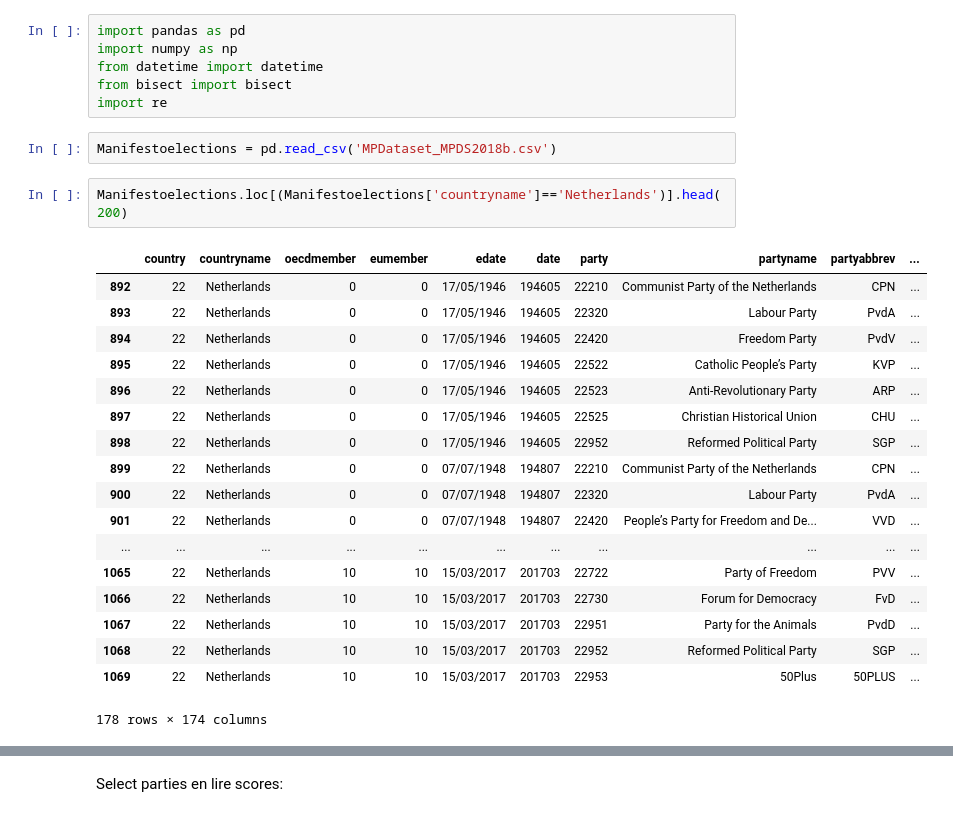
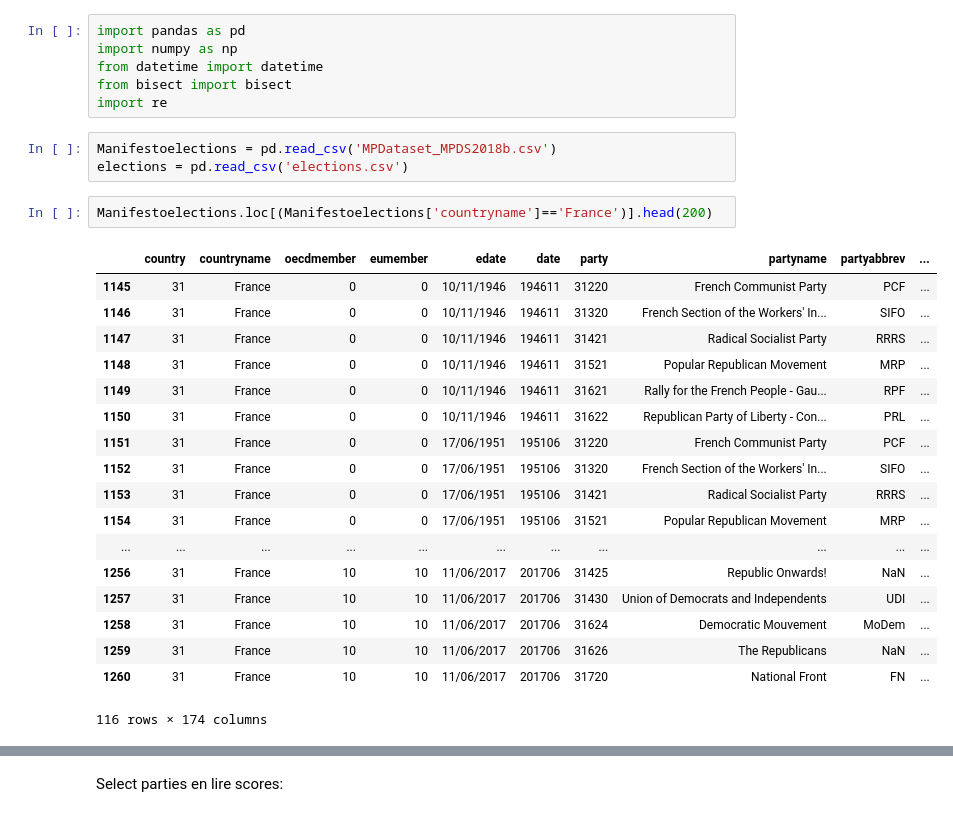
Before and after one commit to JochemDeen/PoliticalAnalysis, a Jupyter notebook: ManifestoProject.ipynb, the cells around one changed output, grey strips where cells are left out. Cells and saved outputs as stored; diff of their text form.

```diff
--- a/ManifestoProject.ipynb
+++ b/ManifestoProject.ipynb
@@ -6,25 +6,26 @@ from bisect import bisect
 import re
 # %%
 Manifestoelections = pd.read_csv('MPDataset_MPDS2018b.csv')
+elections = pd.read_csv('elections.csv')
 # %%
-Manifestoelections.loc[(Manifestoelections['countryname']=='Netherlands')].head(200)
+Manifestoelections.loc[(Manifestoelections['countryname']=='France')].head(200)
 # %% [output]
 |  | country | countryname | oecdmember | eumember | edate | date | party | partyname | partyabbrev | ... |
-| 892 | 22 | Netherlands | 0 | 0 | 17/05/1946 | 194605 | 22210 | Communist Party of the Netherlands | CPN | ... |
-| 893 | 22 | Netherlands | 0 | 0 | 17/05/1946 | 194605 | 22320 | Labour Party | PvdA | ... |
-| 894 | 22 | Netherlands | 0 | 0 | 17/05/1946 | 194605 | 22420 | Freedom Party | PvdV | ... |
-| 895 | 22 | Netherlands | 0 | 0 | 17/05/1946 | 194605 | 22522 | Catholic People’s Party | KVP | ... |
-| 896 | 22 | Netherlands | 0 | 0 | 17/05/1946 | 194605 | 22523 | Anti-Revolutionary Party | ARP | ... |
-| 897 | 22 | Netherlands | 0 | 0 | 17/05/1946 | 194605 | 22525 | Christian Historical Union | CHU | ... |
-| 898 | 22 | Netherlands | 0 | 0 | 17/05/1946 | 194605 | 22952 | Reformed Political Party | SGP | ... |
-| 899 | 22 | Netherlands | 0 | 0 | 07/07/1948 | 194807 | 22210 | Communist Party of the Netherlands | CPN | ... |
-| 900 | 22 | Netherlands | 0 | 0 | 07/07/1948 | 194807 | 22320 | Labour Party | PvdA | ... |
-| 901 | 22 | Netherlands | 0 | 0 | 07/07/1948 | 194807 | 22420 | People’s Party for Freedom and De... | VVD | ... |
+| 1145 | 31 | France | 0 | 0 | 10/11/1946 | 194611 | 31220 | French Communist Party | PCF | ... |
+| 1146 | 31 | France | 0 | 0 | 10/11/1946 | 194611 | 31320 | French Section of the Workers' In... | SIFO | ... |
+| 1147 | 31 | France | 0 | 0 | 10/11/1946 | 194611 | 31421 | Radical Socialist Party | RRRS | ... |
+| 1148 | 31 | France | 0 | 0 | 10/11/1946 | 194611 | 31521 | Popular Republican Movement | MRP | ... |
+| 1149 | 31 | France | 0 | 0 | 10/11/1946 | 194611 | 31621 | Rally for the French People - Gau... | RPF | ... |
+| 1150 | 31 | France | 0 | 0 | 10/11/1946 | 194611 | 31622 | Republican Party of Liberty - Con... | PRL | ... |
+| 1151 | 31 | France | 0 | 0 | 17/06/1951 | 195106 | 31220 | French Communist Party | PCF | ... |
+| 1152 | 31 | France | 0 | 0 | 17/06/1951 | 195106 | 31320 | French Section of the Workers' In... | SIFO | ... |
+| 1153 | 31 | France | 0 | 0 | 17/06/1951 | 195106 | 31421 | Radical Socialist Party | RRRS | ... |
+| 1154 | 31 | France | 0 | 0 | 17/06/1951 | 195106 | 31521 | Popular Republican Movement | MRP | ... |
 | ... | ... | ... | ... | ... | ... | ... | ... | ... | ... | ... |
-| 1065 | 22 | Netherlands | 10 | 10 | 15/03/2017 | 201703 | 22722 | Party of Freedom | PVV | ... |
-| 1066 | 22 | Netherlands | 10 | 10 | 15/03/2017 | 201703 | 22730 | Forum for Democracy | FvD | ... |
-| 1067 | 22 | Netherlands | 10 | 10 | 15/03/2017 | 201703 | 22951 | Party for the Animals | PvdD | ... |
-| 1068 | 22 | Netherlands | 10 | 10 | 15/03/2017 | 201703 | 22952 | Reformed Political Party | SGP | ... |
-| 1069 | 22 | Netherlands | 10 | 10 | 15/03/2017 | 201703 | 22953 | 50Plus | 50PLUS | ... |
+| 1256 | 31 | France | 10 | 10 | 11/06/2017 | 201706 | 31425 | Republic Onwards! | NaN | ... |
+| 1257 | 31 | France | 10 | 10 | 11/06/2017 | 201706 | 31430 | Union of Democrats and Independents | UDI | ... |
+| 1258 | 31 | France | 10 | 10 | 11/06/2017 | 201706 | 31624 | Democratic Mouvement | MoDem | ... |
+| 1259 | 31 | France | 10 | 10 | 11/06/2017 | 201706 | 31626 | The Republicans | NaN | ... |
+| 1260 | 31 | France | 10 | 10 | 11/06/2017 | 201706 | 31720 | National Front | FN | ... |
-178 rows × 174 columns
+116 rows × 174 columns
 # %%
```
Also changed, not shown: parts of 12 cells of this notebook, 4 other files.
